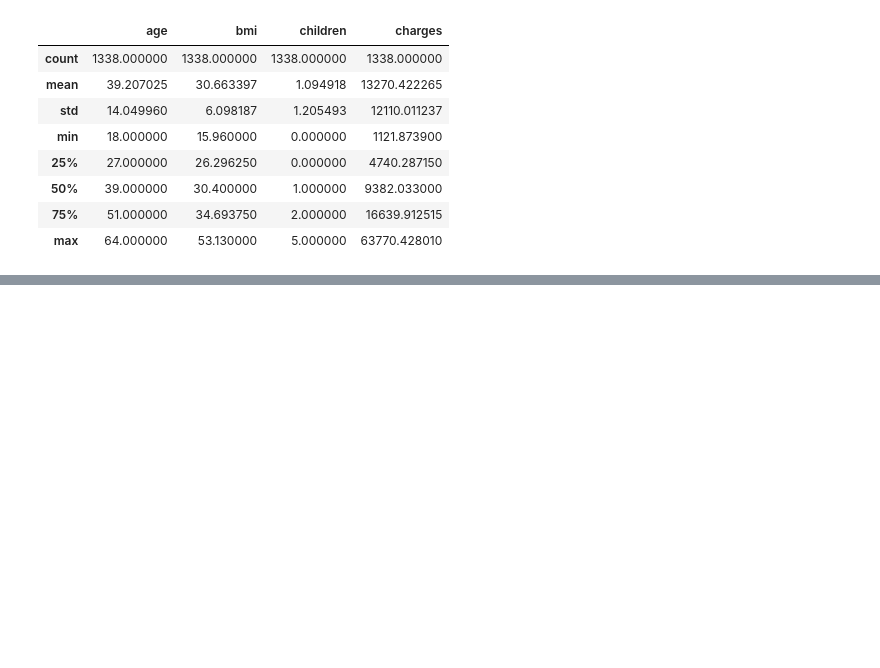
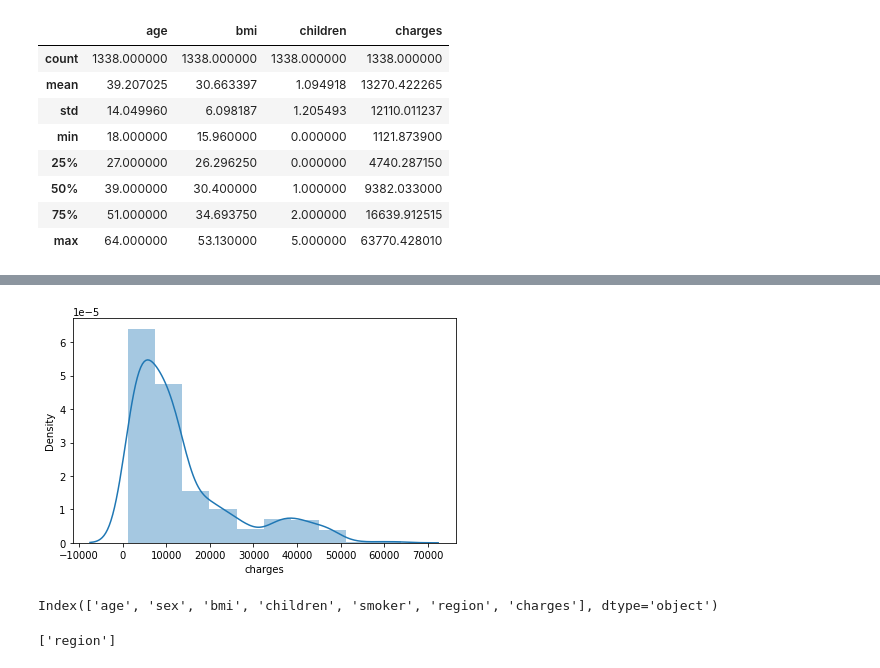
Before and after one commit to Astrathena18/DATA103-Repository, a Jupyter notebook: Notebooks/FinalProject/KNNModel.ipynb, the cells around one changed output, grey strips where cells are left out. Cells and saved outputs as stored; diff of their text form; code cells hidden in the pictures; blank space fills up the shorter version.

```diff
--- a/Notebooks/FinalProject/KNNModel.ipynb
+++ b/Notebooks/FinalProject/KNNModel.ipynb
@@ -89,0 +88,6 @@ plt.tight_layout()
+# %%
+sns.distplot(df['charges'], bins=10)
+plt.tight_layout()
+plt.show()
+# %% [output]
+[figure, added]
@@ -89,0 +96,9 @@ plt.tight_layout()
+# %%
+features
+# %% [output]
+Index(['age', 'sex', 'bmi', 'children', 'smoker', 'region', 'charges'], dtype='object')
+# %%
+categorical_features = ['region']
+categorical_features
+# %% [output]
+['region']
```
Also changed, not shown: parts of 42 cells of this notebook, 7 other files.
